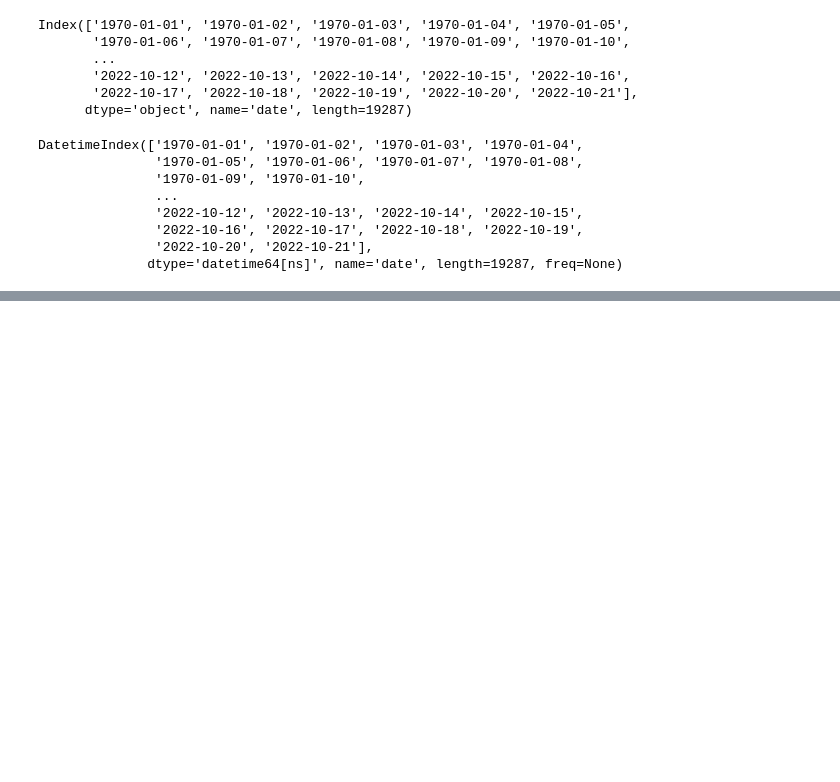
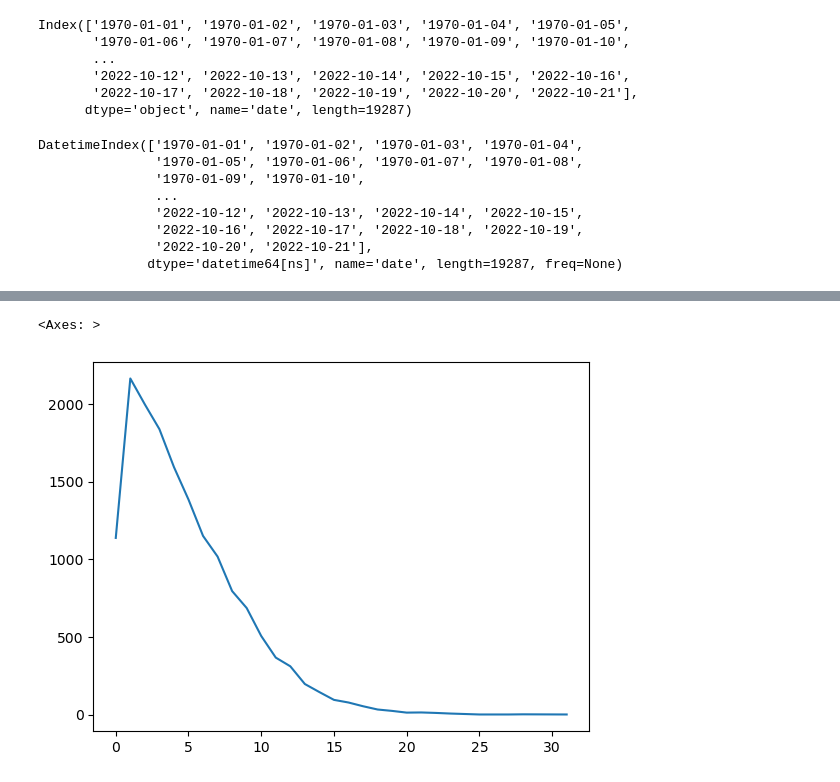
Before and after one commit to himanshuchuri/Weather, a Jupyter notebook: weather_predict_sample.ipynb, the cells around one changed output, grey strips where cells are left out. Cells and saved outputs as stored; diff of their text form; code cells hidden in the pictures; blank space fills up the shorter version.

```diff
--- a/weather_predict_sample.ipynb
+++ b/weather_predict_sample.ipynb
@@ -90,0 +247,9 @@ DatetimeIndex(['1970-01-01', '1970-01-02', '1970-01-03', '1970-01-04',
+# %%
+weather_db = weather_db.fillna(0)
+# %%
+def expand_mean(df):
+    return df.expanding(1).mean() #look at each row in df  then thak all the previous rows and that row and return the mean of all of those rows together
+
+for col in ['tmax','tmin','prcp']:
+    weather_db[f"month_avg_{col}"] = weather_db[col].groupby(weather_db.index.month, group_keys=False).apply(expand_mean)
+    weather_db[f"day_avg_{col}"] = weather_db[col].groupby(weather_db.index.day_of_year, group_keys=False).apply(expand_mean)
@@ -90,0 +273,3 @@ DatetimeIndex(['1970-01-01', '1970-01-02', '1970-01-03', '1970-01-04',
+# %%
+predictors = weather_db.columns[~weather_db.columns.isin(['target','name','station'])]
+predictors
@@ -90,0 +285,2 @@ DatetimeIndex(['1970-01-01', '1970-01-02', '1970-01-03', '1970-01-04',
+# %%
+predictions=backtest(weather_db,rr,predictors)
@@ -90,0 +325,6 @@ DatetimeIndex(['1970-01-01', '1970-01-02', '1970-01-03', '1970-01-04',
+# %%
+#plot to indicate how often we fall into each error bucket
+predictions['diff'].round().value_counts().sort_index().plot()
+# %% [output]
+<Axes: >
+[figure, added]
```
Also changed, not shown: parts of 23 cells of this notebook.
